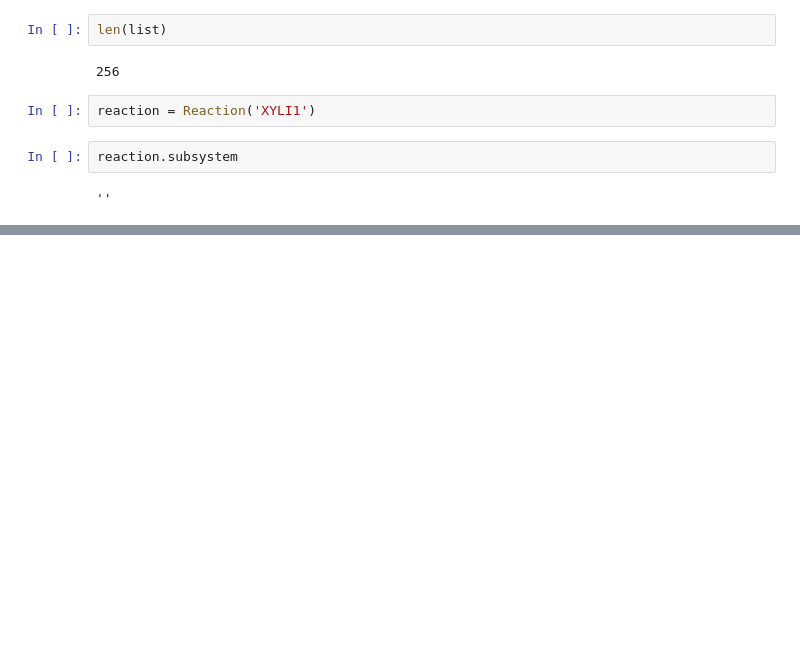
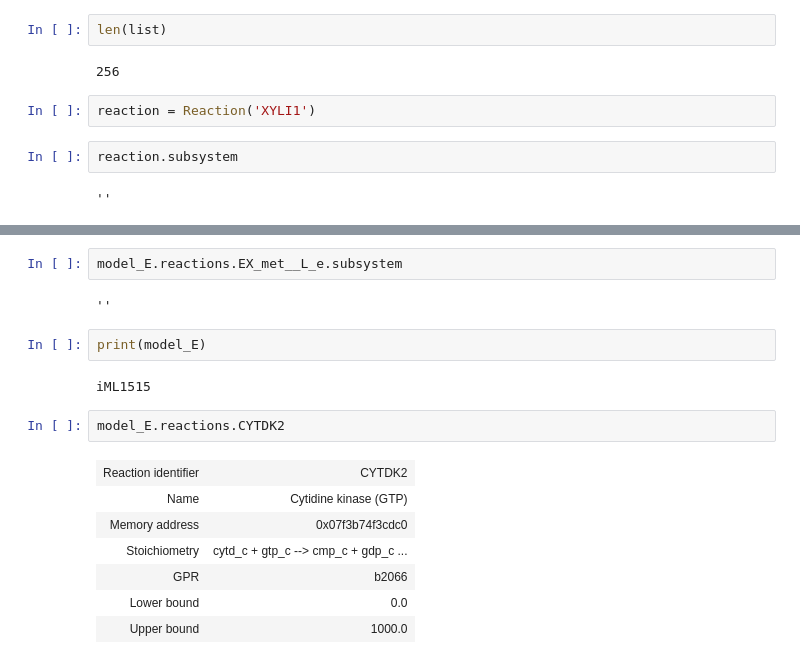
Before and after one commit to 27410/27410-2020-group-project-group11_-roseobacter, a Jupyter notebook: Yield_Comparition.ipynb, the cells around one changed output, grey strips where cells are left out. Saved outputs shown, nothing was run; the diff lists cells and outputs as text; blank space fills up the shorter version.

```diff
--- a/Yield_Comparition.ipynb
+++ b/Yield_Comparition.ipynb
@@ -229,2 +229,20 @@ model.reactions.TMPPP.subsystem
 # %% [output]
 ''
+# %%
+model_E.reactions.EX_met__L_e.subsystem
+# %% [output]
+''
+# %%
+print(model_E)
+# %% [output]
+iML1515
+# %%
+model_E.reactions.CYTDK2
+# %% [output]
+| Reaction identifier | CYTDK2 |
+| Name | Cytidine kinase (GTP) |
+| Memory address | 0x07f3b74f3cdc0 |
+| Stoichiometry | cytd_c + gtp_c --> cmp_c + gdp_c ... |
+| GPR | b2066 |
+| Lower bound | 0.0 |
+| Upper bound | 1000.0 |
```
Also changed, not shown: parts of 3 cells of this notebook, 2 other files.
